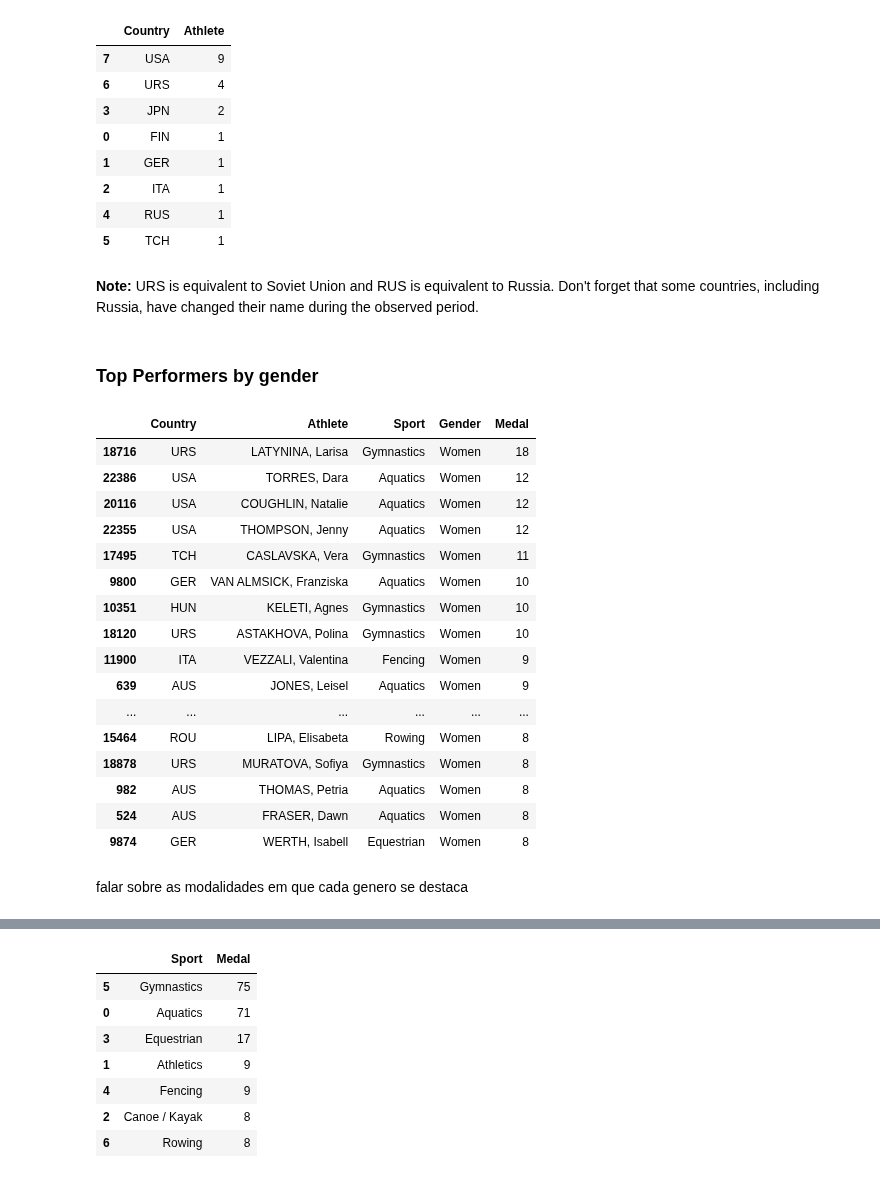
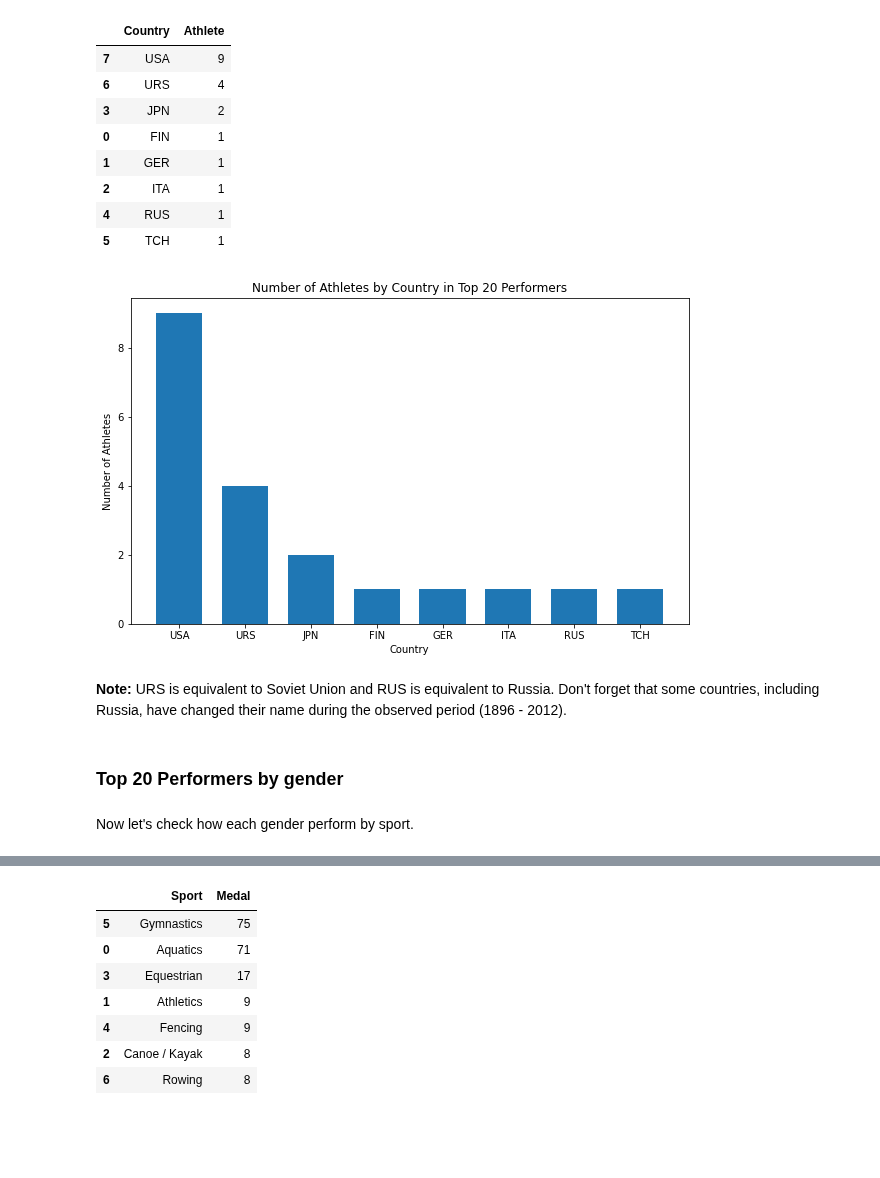
Before and after one commit to FelipeBuongermino/olympic-sports-medals, a Jupyter notebook: Olympic-analysis.ipynb, the cells around one changed output, grey strips where cells are left out. Saved outputs shown, nothing was run; the diff lists cells and outputs as text; code cells hidden in the pictures; blank space fills up the shorter version.

```diff
--- a/Olympic-analysis.ipynb
+++ b/Olympic-analysis.ipynb
@@ -122,7 +122,8 @@ df_athletes_top20
 These are the biggest winners at olympic games from 1896 to 2012. Let's check how many athletes each of these countries have.
 # %%
 df_athletes_ctop20 = df_athletes_top20.groupby(['Country'], as_index=False)['Athlete'].count()
-df_athletes_ctop20.sort_values(by='Athlete', ascending=False)
+df_athletes_ctop20 = df_athletes_ctop20.sort_values(by='Athlete', ascending = False)
+df_athletes_ctop20
 # %% [output]
 |  | Country | Athlete |
 | 7 | USA | 9 |
@@ -133,31 +134,18 @@ df_athletes_ctop20.sort_values(by='Athlete', ascending=False)
 | 2 | ITA | 1 |
 | 4 | RUS | 1 |
 | 5 | TCH | 1 |
+# %%
+plt.figure(figsize = (10,6))
+plt.bar(df_athletes_ctop20['Country'],sorted(df_athletes_ctop20['Athlete'], reverse=True),width=0.7)
+plt.xlabel('Country')
+plt.ylabel('Number of Athletes')
+plt.title('Number of Athletes by Country in Top 20 Performers')
+plt.show()
+# %% [output]
+[figure, added]
 # %% [markdown]
-**Note:** URS is equivalent to Soviet Union and RUS is equivalent to Russia. Don't forget that some countries, including Russia, have changed their name during the observed period.
+**Note:** URS is equivalent to Soviet Union and RUS is equivalent to Russia. Don't forget that some countries, including Russia, have changed their name during the observed period (1896 - 2012).
 # %% [markdown]
-### Top Performers by gender
+### Top 20 Performers by gender
-# %%
-df_athletes_fm = df_athletes[df_athletes['Gender'] == 'Women']
-df_athletes_fm20 = df_athletes_fm.head(20)
-df_athletes_fm20
-# %% [output]
-|  | Country | Athlete | Sport | Gender | Medal |
-| 18716 | URS | LATYNINA, Larisa | Gymnastics | Women | 18 |
-| 22386 | USA | TORRES, Dara | Aquatics | Women | 12 |
-| 20116 | USA | COUGHLIN, Natalie | Aquatics | Women | 12 |
-| 22355 | USA | THOMPSON, Jenny | Aquatics | Women | 12 |
-| 17495 | TCH | CASLAVSKA, Vera | Gymnastics | Women | 11 |
-| 9800 | GER | VAN ALMSICK, Franziska | Aquatics | Women | 10 |
-| 10351 | HUN | KELETI, Agnes | Gymnastics | Women | 10 |
-| 18120 | URS | ASTAKHOVA, Polina | Gymnastics | Women | 10 |
-| 11900 | ITA | VEZZALI, Valentina | Fencing | Women | 9 |
-| 639 | AUS | JONES, Leisel | Aquatics | Women | 9 |
-| ... | ... | ... | ... | ... | ... |
-| 15464 | ROU | LIPA, Elisabeta | Rowing | Women | 8 |
-| 18878 | URS | MURATOVA, Sofiya | Gymnastics | Women | 8 |
-| 982 | AUS | THOMAS, Petria | Aquatics | Women | 8 |
-| 524 | AUS | FRASER, Dawn | Aquatics | Women | 8 |
-| 9874 | GER | WERTH, Isabell | Equestrian | Women | 8 |
 # %% [markdown]
-falar sobre as modalidades em que cada genero se destaca
+Now let's check how each gender perform by sport.
```
Also changed, not shown: parts of 26 cells of this notebook.
